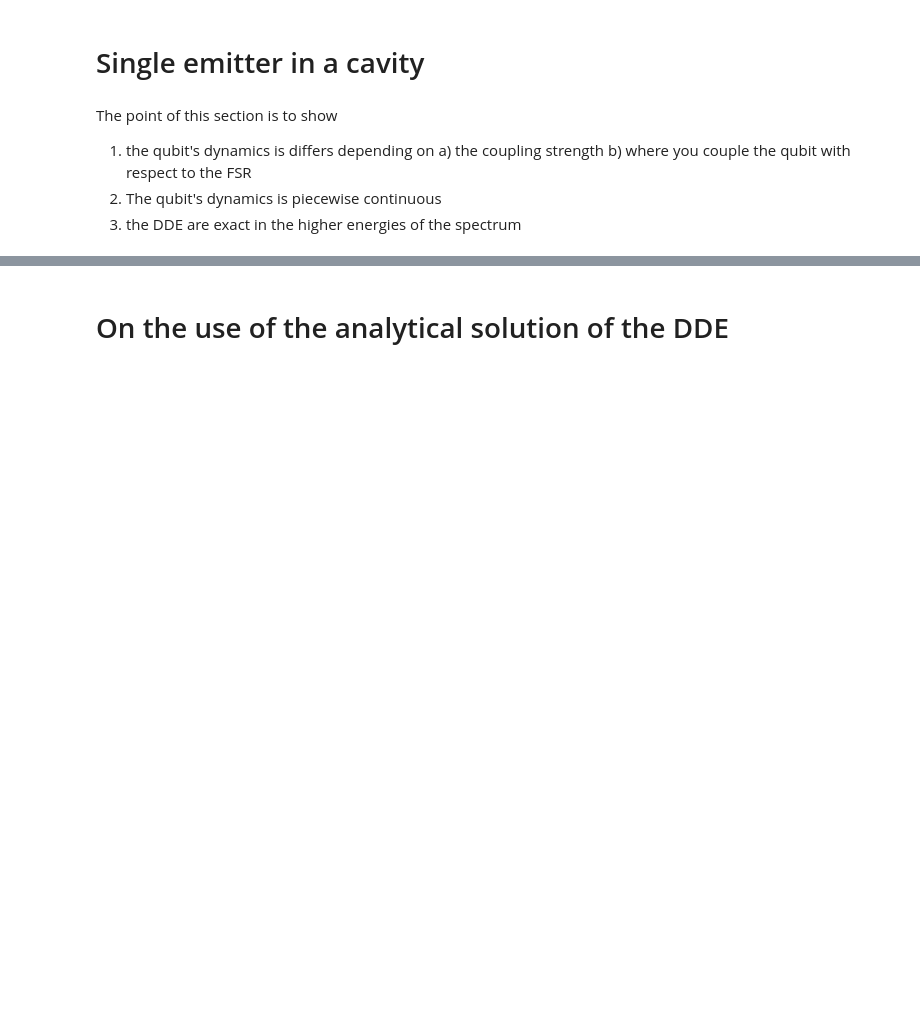
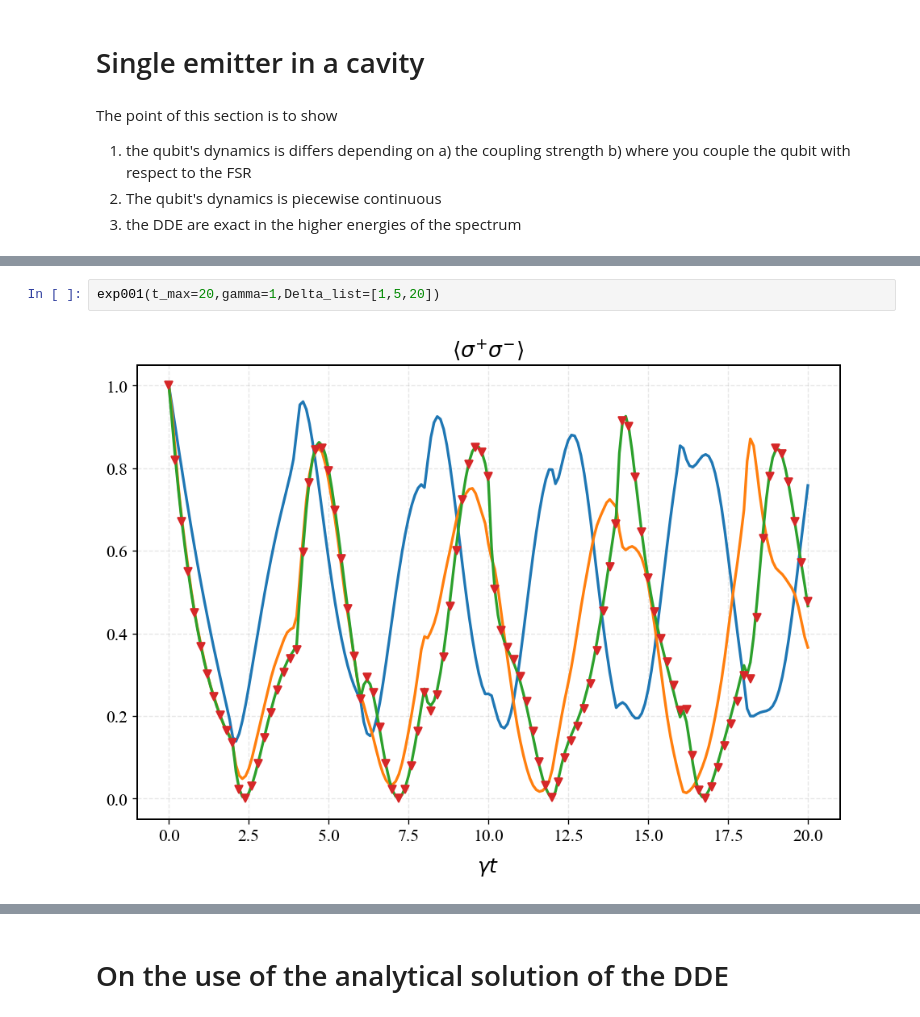
Before and after one commit to Taitoos2/non_markovian_qubit_swap, a Jupyter notebook: Idea_1.ipynb, the cells around one changed output, grey strips where cells are left out. Drawn from its saved outputs; the diff is of its cells as text; blank space fills up the shorter version.

```diff
--- a/Idea_1.ipynb
+++ b/Idea_1.ipynb
@@ -77,0 +18,4 @@ exp000(gamma=0.1,n_modes=100,Delta_list=[5,50],t_max=30)
+# %%
+exp001(t_max=20,gamma=1,Delta_list=[1,5,20])
+# %% [output]
+[figure, added]
```
Also changed, not shown: parts of 8 cells of this notebook, 4 other files.
